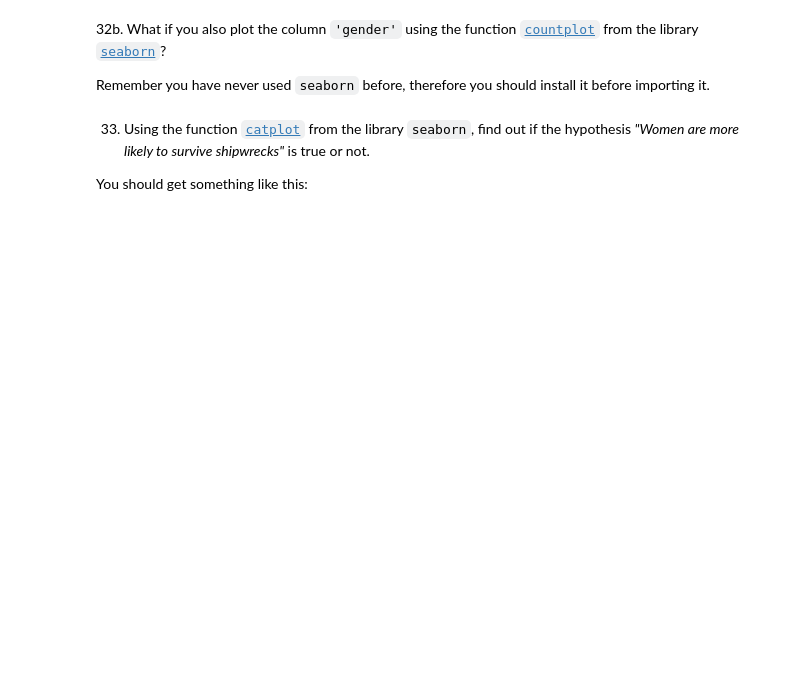
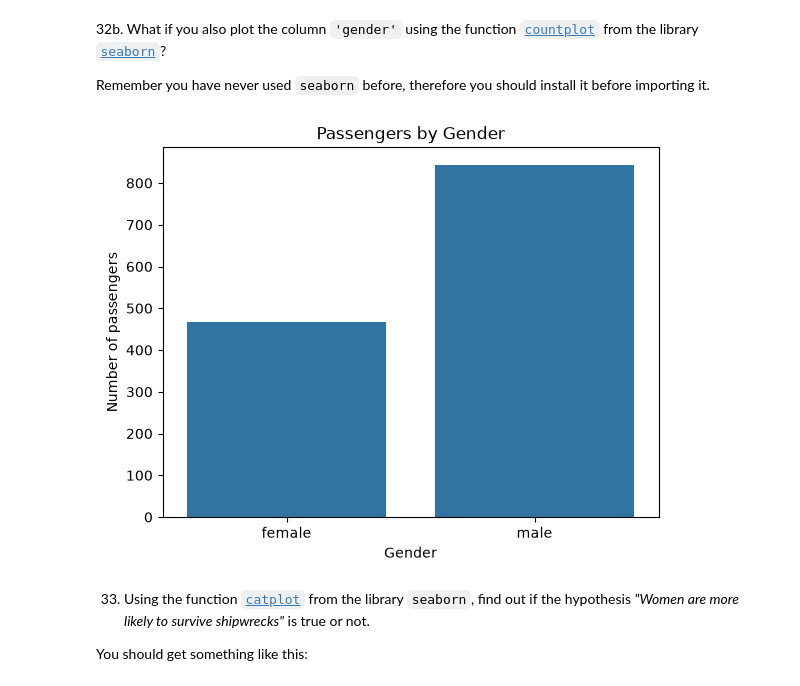
Before and after one commit to mochilooo/2026-10-BILBAO-FT-Data-Science, a Jupyter notebook: 2-Data_Analysis/2-Pandas/Practica/7-Titanic/Titanic-exercise_YERAY.ipynb, the cells around one changed output. Saved outputs shown, nothing was run; the diff lists cells and outputs as text; code cells hidden in the pictures; blank space fills up the shorter version.

```diff
--- a/2-Data_Analysis/2-Pandas/Practica/7-Titanic/Titanic-exercise_YERAY.ipynb
+++ b/2-Data_Analysis/2-Pandas/Practica/7-Titanic/Titanic-exercise_YERAY.ipynb
@@ -469,6 +535,17 @@ import matplotlib.pyplot as plt
 Remember you have never used `seaborn` before, therefore you should install it before importing it.
 # %%
 import seaborn as sns
+# %%
+import seaborn as sns
+import matplotlib.pyplot as plt
+
+sns.countplot(data=titanic, x="sex")
+plt.xlabel("Gender")
+plt.ylabel("Number of passengers")
+plt.title("Passengers by Gender")
+plt.show()
+# %% [output]
+[figure, added]
 # %% [markdown]
 33. Using the function [`catplot`](https://seaborn.pydata.org/generated/seaborn.catplot.html) from the library `seaborn`, find out if the hypothesis _"Women are more likely to survive shipwrecks"_ is true or not.
 
```
Also changed, not shown: parts of 10 cells of this notebook, 8 other files.
